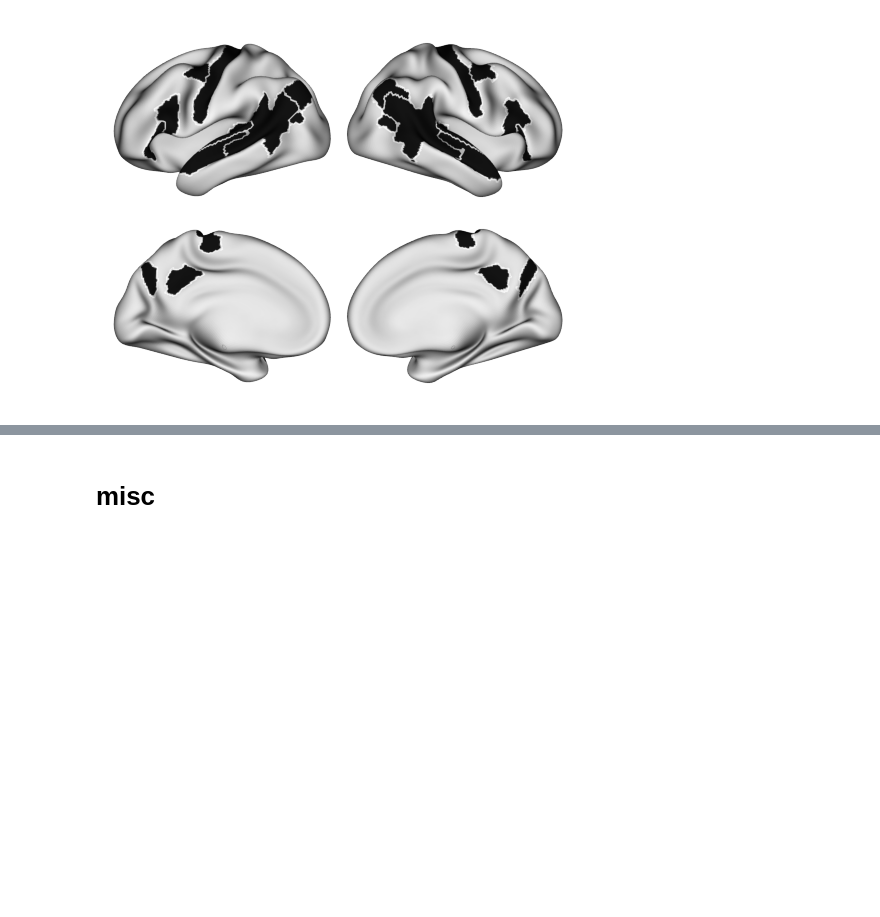
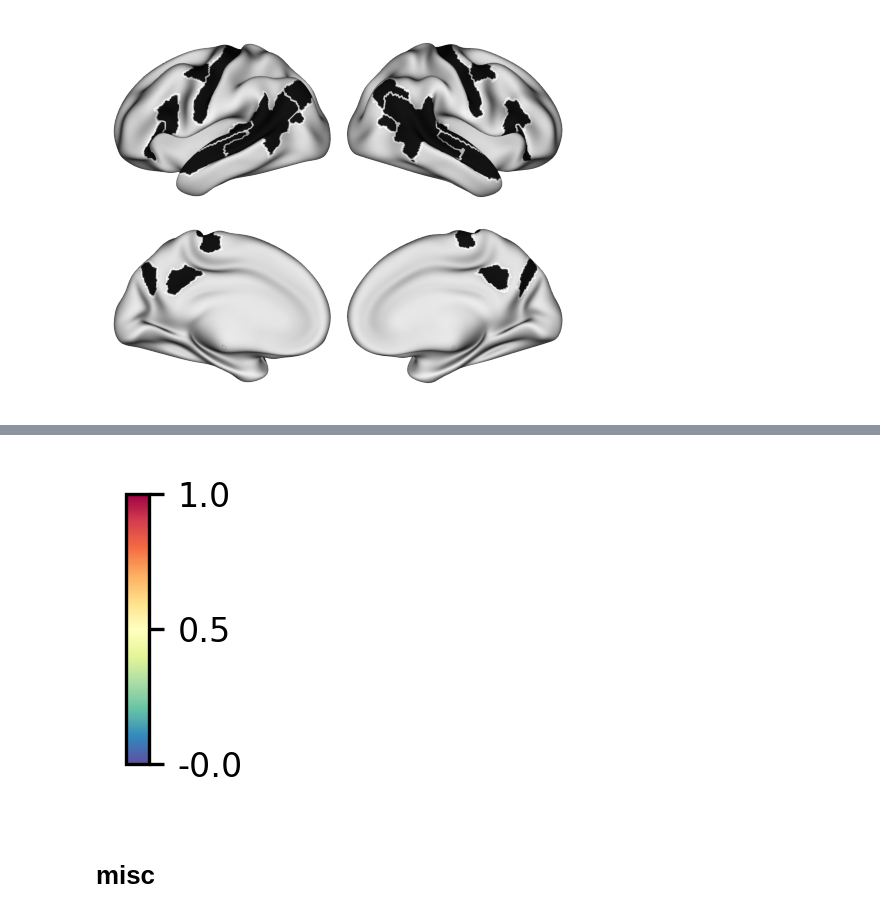
Before and after one commit to YeajuDianaKim394/EncodingModels, a Jupyter notebook: code/figure1-viz.ipynb, the cells around one changed output, grey strips where cells are left out. Saved outputs shown, nothing was run; the diff lists cells and outputs as text; code cells hidden in the pictures; blank space fills up the shorter version.

```diff
--- a/code/figure1-viz.ipynb
+++ b/code/figure1-viz.ipynb
@@ -499,3 +523,9 @@ for label in custom_atlas.labels:
+# %%
+cmap = 'Spectral_r'
+fig = plot.standalone_colorbar(cmap, orientation='v', ticks=(0, .5, 1), tick_labels=(-0.0, .50, 1.0), figsize=(1, .75), font_size=8)
+fig.savefig(f'figures/cbar-{cmap}-vertical.svg')
+# %% [output]
+[figure, added]
 # %% [markdown]
 # misc
 # %%
```
Also changed, not shown: parts of 5 cells of this notebook, 17 other files.
